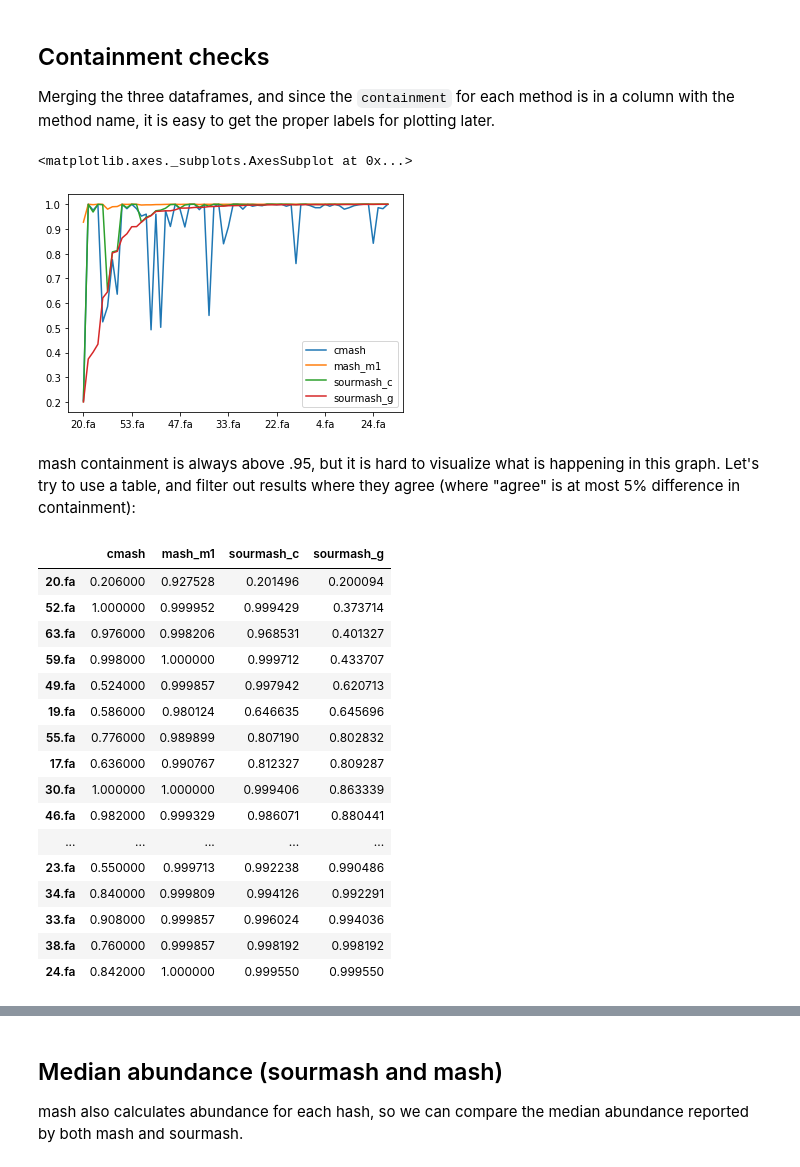
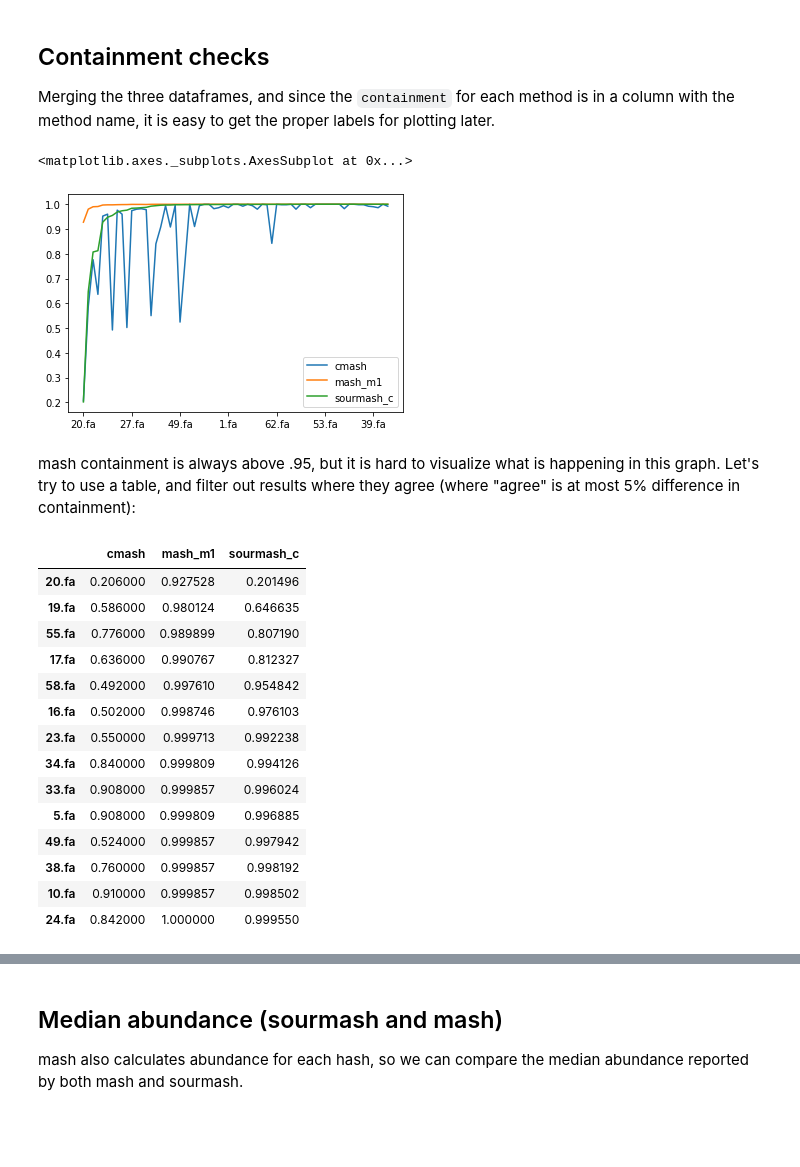
Before and after one commit to luizirber/phd, a Jupyter notebook: experiments/smol_gather/notebooks/analysis.ipynb, the cells around one changed output, grey strips where cells are left out. Cells and saved outputs as stored; diff of their text form; code cells hidden in the pictures; blank space fills up the shorter version.

Commit message:
similarity plot

```diff
--- a/experiments/smol_gather/notebooks/analysis.ipynb
+++ b/experiments/smol_gather/notebooks/analysis.ipynb
@@ -72,12 +73,13 @@ with pd.option_context('display.max_rows', None):
 
 Merging the three dataframes, and since the `containment` for each method is in a column with the method name, it is easy to get the proper labels for plotting later.
 # %%
-all_methods = pd.concat((cmash, mash_m1, sourmash_c, sourmash_g), axis=1)
+#all_methods = pd.concat((cmash, mash_m1, sourmash_c, sourmash_g), axis=1)
+all_methods = pd.concat((cmash, mash_m1, sourmash_c), axis=1)
 # %%
-all_methods.sort_values(by="sourmash_g").plot()
+all_methods.sort_values(by="sourmash_c").plot()
 # %% [output]
 <matplotlib.axes._subplots.AxesSubplot at 0x...>
-[figure, old version]
+[figure, new version]
 # %% [markdown]
 mash containment is always above .95, but it is hard to visualize what is happening in this graph. Let's try to use a table, and filter out results where they agree (where "agree" is at most 5% difference in containment):
 # %%
@@ -92,24 +94,22 @@ def highlight_median(s):
     return colorized
 
 with pd.option_context('display.max_rows', None, 'show_dimensions', True):
-    df = all_methods.sort_values(by="sourmash_g")
+    df = all_methods.sort_values(by="sourmash_c")
     df = df[df.apply(lambda x: any(np.abs(x - x.median()) > .05), axis=1)]
     display(df.style.apply(highlight_median, axis=1))
 # %% [output]
-|  | cmash | mash_m1 | sourmash_c | sourmash_g |
-| 20.fa | 0.206000 | 0.927528 | 0.201496 | 0.200094 |
-| 52.fa | 1.000000 | 0.999952 | 0.999429 | 0.373714 |
-| 63.fa | 0.976000 | 0.998206 | 0.968531 | 0.401327 |
-| 59.fa | 0.998000 | 1.000000 | 0.999712 | 0.433707 |
-| 49.fa | 0.524000 | 0.999857 | 0.997942 | 0.620713 |
-| 19.fa | 0.586000 | 0.980124 | 0.646635 | 0.645696 |
-| 55.fa | 0.776000 | 0.989899 | 0.807190 | 0.802832 |
-| 17.fa | 0.636000 | 0.990767 | 0.812327 | 0.809287 |
-| 30.fa | 1.000000 | 1.000000 | 0.999406 | 0.863339 |
-| 46.fa | 0.982000 | 0.999329 | 0.986071 | 0.880441 |
-| ... | ... | ... | ... | ... |
-| 23.fa | 0.550000 | 0.999713 | 0.992238 | 0.990486 |
-| 34.fa | 0.840000 | 0.999809 | 0.994126 | 0.992291 |
-| 33.fa | 0.908000 | 0.999857 | 0.996024 | 0.994036 |
-| 38.fa | 0.760000 | 0.999857 | 0.998192 | 0.998192 |
-| 24.fa | 0.842000 | 1.000000 | 0.999550 | 0.999550 |
+|  | cmash | mash_m1 | sourmash_c |
+| 20.fa | 0.206000 | 0.927528 | 0.201496 |
+| 19.fa | 0.586000 | 0.980124 | 0.646635 |
+| 55.fa | 0.776000 | 0.989899 | 0.807190 |
+| 17.fa | 0.636000 | 0.990767 | 0.812327 |
+| 58.fa | 0.492000 | 0.997610 | 0.954842 |
+| 16.fa | 0.502000 | 0.998746 | 0.976103 |
+| 23.fa | 0.550000 | 0.999713 | 0.992238 |
+| 34.fa | 0.840000 | 0.999809 | 0.994126 |
+| 33.fa | 0.908000 | 0.999857 | 0.996024 |
+| 5.fa | 0.908000 | 0.999809 | 0.996885 |
+| 49.fa | 0.524000 | 0.999857 | 0.997942 |
+| 38.fa | 0.760000 | 0.999857 | 0.998192 |
+| 10.fa | 0.910000 | 0.999857 | 0.998502 |
+| 24.fa | 0.842000 | 1.000000 | 0.999550 |
```
Also changed, not shown: parts of 3 cells of this notebook, 1 other file.
